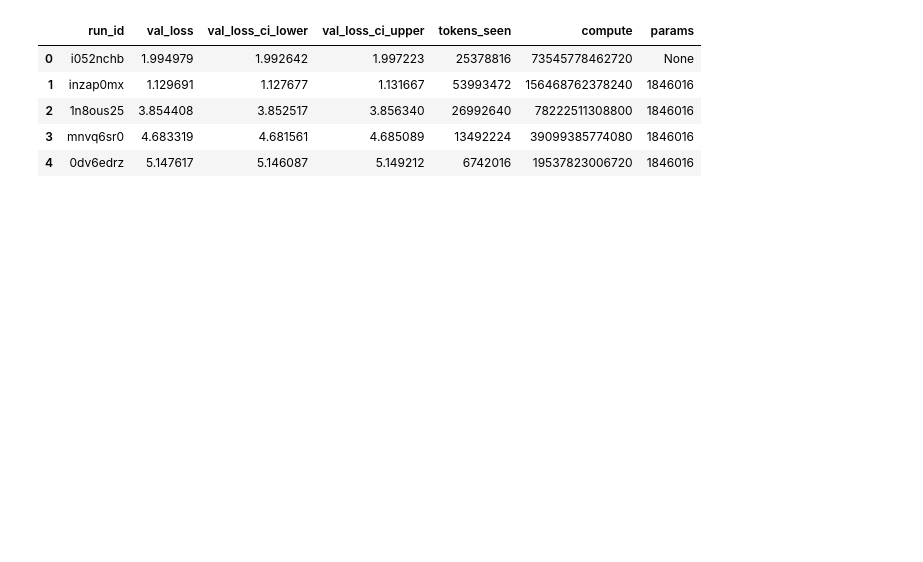
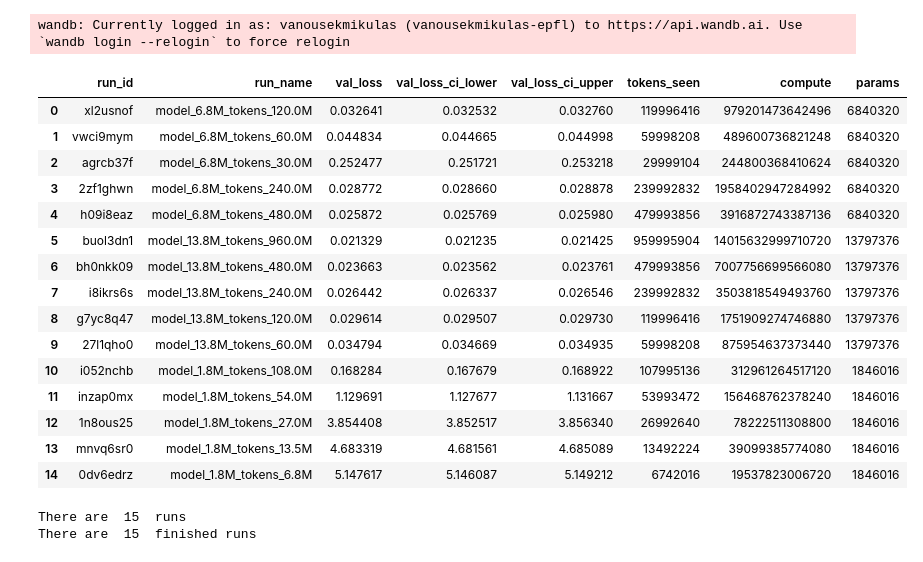
Before and after one commit to MikiVanousek/scaling, a Jupyter notebook: scaling_laws.ipynb, the cells around one changed output. Saved outputs shown, nothing was run; the diff lists cells and outputs as text; code cells hidden in the pictures; blank space fills up the shorter version.

```diff
--- a/scaling_laws.ipynb
+++ b/scaling_laws.ipynb
@@ -4,34 +8,65 @@ import pandas as pd
 # %%
 entity="miki-and-tml"
 project="scaling-tests"
 api = wandb.Api()
 
 runs = api.runs(f"{entity}/{project}")
 
-columns = ['run_id', 'val_loss', 'val_loss_ci_lower', 'val_loss_ci_upper', 'tokens_seen', 'compute', 'params']
-runs_df = pd.DataFrame(columns=columns)
+dtypes = {
+    'run_id': str, # or 'object'
+    'val_loss': float, # or 'float64'
+    'val_loss_ci_lower': float,
+    'val_loss_ci_upper': float,
+    'tokens_seen': int, # or 'int64'
+    'compute': float,
+    'params': int
+}
+
+# 2. Create the empty DataFrame, using keys from dtypes as columns
+runs_df = pd.DataFrame(columns=dtypes.keys())
 
 for run in runs:
     summary = run.summary._json_dict
 
     # Extract final logged values, defaulting to None if not available
     row = {
         'run_id': run.id,
+        'run_name': run.name,
         'val_loss': summary.get('val_loss'),
         'val_loss_ci_lower': summary.get('val_loss_ci_lower'),
         'val_loss_ci_upper': summary.get('val_loss_ci_upper'),
         'tokens_seen': summary.get('tokens_seen'),
         'compute': summary.get('compute'),
         'params': summary.get('params'),
     }
     # Insert at the beginning - index 0
     runs_df = pd.concat([pd.DataFrame([row]), runs_df]).reset_index(drop=True)
 
 runs_df
 # %% [output]
+wandb: Currently logged in as: vanousekmikulas (vanousekmikulas-epfl) to https://api.wandb.ai. Use `wandb login --relogin` to force relogin
-|  | run_id | val_loss | val_loss_ci_lower | val_loss_ci_upper | tokens_seen | compute | params |
-| 0 | i052nchb | 1.994979 | 1.992642 | 1.997223 | 25378816 | 73545778462720 | None |
-| 1 | inzap0mx | 1.129691 | 1.127677 | 1.131667 | 53993472 | 156468762378240 | 1846016 |
-| 2 | 1n8ous25 | 3.854408 | 3.852517 | 3.856340 | 26992640 | 78222511308800 | 1846016 |
-| 3 | mnvq6sr0 | 4.683319 | 4.681561 | 4.685089 | 13492224 | 39099385774080 | 1846016 |
-| 4 | 0dv6edrz | 5.147617 | 5.146087 | 5.149212 | 6742016 | 19537823006720 | 1846016 |
+|  | run_id | run_name | val_loss | val_loss_ci_lower | val_loss_ci_upper | tokens_seen | compute | params |
+| 0 | xl2usnof | model_6.8M_tokens_120.0M | 0.032641 | 0.032532 | 0.032760 | 119996416 | 979201473642496 | 6840320 |
+| 1 | vwci9mym | model_6.8M_tokens_60.0M | 0.044834 | 0.044665 | 0.044998 | 59998208 | 489600736821248 | 6840320 |
+| 2 | agrcb37f | model_6.8M_tokens_30.0M | 0.252477 | 0.251721 | 0.253218 | 29999104 | 244800368410624 | 6840320 |
+| 3 | 2zf1ghwn | model_6.8M_tokens_240.0M | 0.028772 | 0.028660 | 0.028878 | 239992832 | 1958402947284992 | 6840320 |
+| 4 | h09i8eaz | model_6.8M_tokens_480.0M | 0.025872 | 0.025769 | 0.025980 | 479993856 | 3916872743387136 | 6840320 |
+| 5 | buol3dn1 | model_13.8M_tokens_960.0M | 0.021329 | 0.021235 | 0.021425 | 959995904 | 14015632999710720 | 13797376 |
+| 6 | bh0nkk09 | model_13.8M_tokens_480.0M | 0.023663 | 0.023562 | 0.023761 | 479993856 | 7007756699566080 | 13797376 |
+| 7 | i8ikrs6s | model_13.8M_tokens_240.0M | 0.026442 | 0.026337 | 0.026546 | 239992832 | 3503818549493760 | 13797376 |
+| 8 | g7yc8q47 | model_13.8M_tokens_120.0M | 0.029614 | 0.029507 | 0.029730 | 119996416 | 1751909274746880 | 13797376 |
+| 9 | 27l1qho0 | model_13.8M_tokens_60.0M | 0.034794 | 0.034669 | 0.034935 | 59998208 | 875954637373440 | 13797376 |
+| 10 | i052nchb | model_1.8M_tokens_108.0M | 0.168284 | 0.167679 | 0.168922 | 107995136 | 312961264517120 | 1846016 |
+| 11 | inzap0mx | model_1.8M_tokens_54.0M | 1.129691 | 1.127677 | 1.131667 | 53993472 | 156468762378240 | 1846016 |
+| 12 | 1n8ous25 | model_1.8M_tokens_27.0M | 3.854408 | 3.852517 | 3.856340 | 26992640 | 78222511308800 | 1846016 |
+| 13 | mnvq6sr0 | model_1.8M_tokens_13.5M | 4.683319 | 4.681561 | 4.685089 | 13492224 | 39099385774080 | 1846016 |
+| 14 | 0dv6edrz | model_1.8M_tokens_6.8M | 5.147617 | 5.146087 | 5.149212 | 6742016 | 19537823006720 | 1846016 |
+# %%
+print("There are ", len(runs_df), " runs")
+runs_df_finished = runs_df[runs_df['params'].notnull()]
+print("There are ", len(runs_df_finished), " finished runs")
+runs_df = runs_df_finished
+runs_df = runs_df.astype(dtypes)
+# %% [output]
+There are  15  runs
+There are  15  finished runs
```
Also changed, not shown: parts of 6 cells of this notebook, 3 other files.
